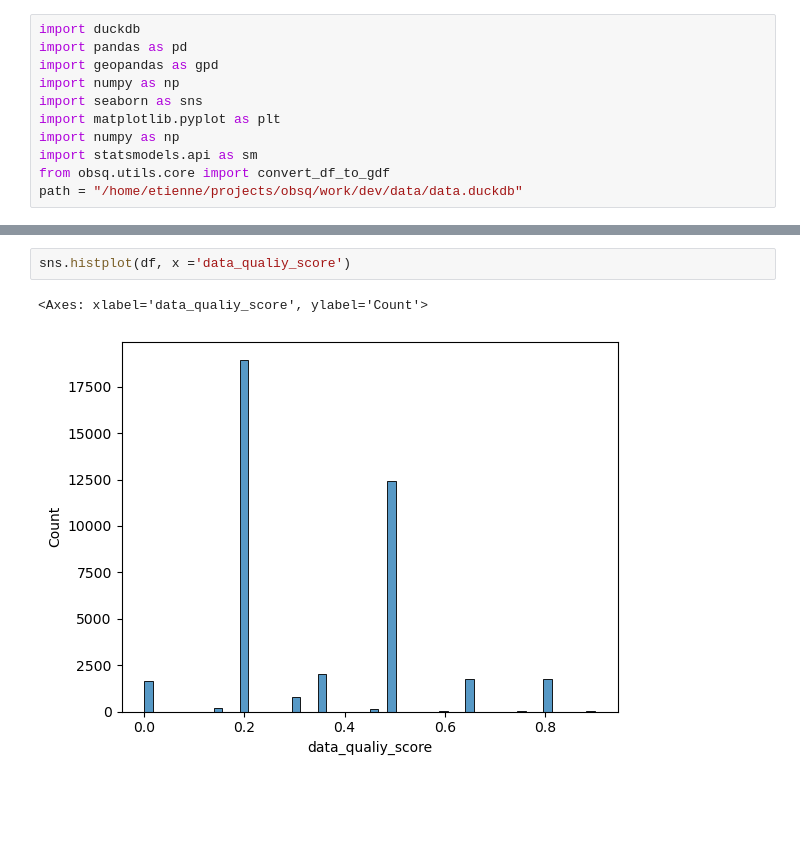
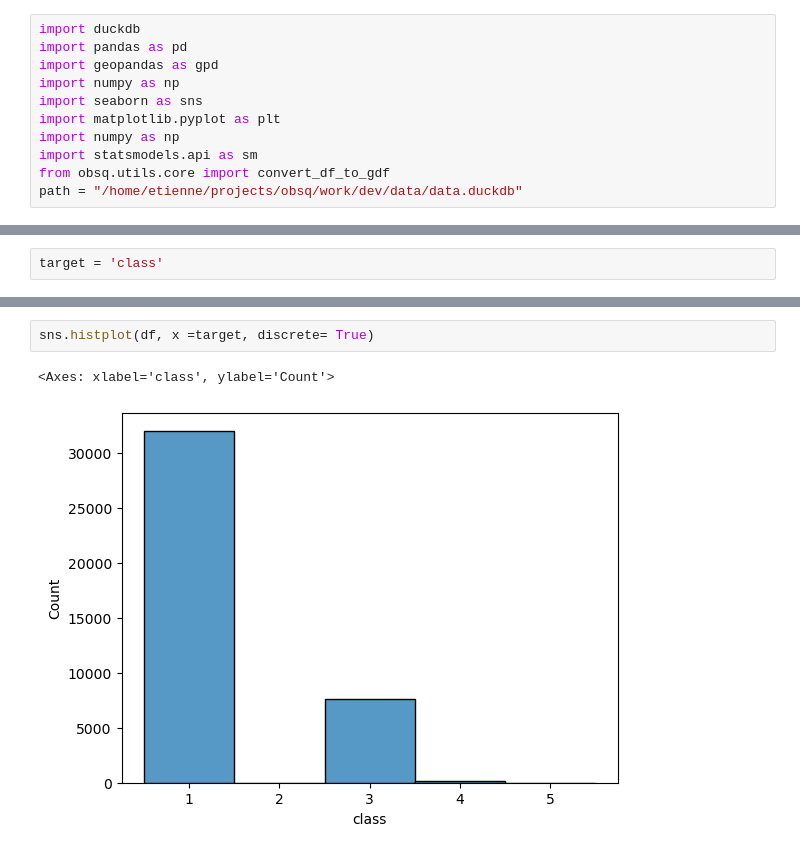
Before and after one commit to etiennegodin/CScorer, a Jupyter notebook: notebooks/eda/db_viz.ipynb, the cells around one changed output, grey strips where cells are left out. Saved outputs shown, nothing was run; the diff lists cells and outputs as text; blank space fills up the shorter version.

Commit message:
score class

```diff
--- a/notebooks/eda/db_viz.ipynb
+++ b/notebooks/eda/db_viz.ipynb
@@ -16,6 +16,8 @@ con = duckdb.connect(path)
 df = con.execute(f"""SELECT* FROM {schema}.{table}""" ).df()
 #df = df.drop(columns= 'geom')
 con.close()
+# %%
+target = 'class'
 # %%
 df
 # %% [output]
@@ -35,5 +46,5 @@ df
 # %%
-sns.histplot(df, x ='data_qualiy_score')
+sns.histplot(df, x =target, discrete= True)
 # %% [output]
-<Axes: xlabel='data_qualiy_score', ylabel='Count'>
+<Axes: xlabel='class', ylabel='Count'>
-[figure, old version]
+[figure, new version]
```
Also changed, not shown: parts of 4 cells of this notebook, 1 other file.
